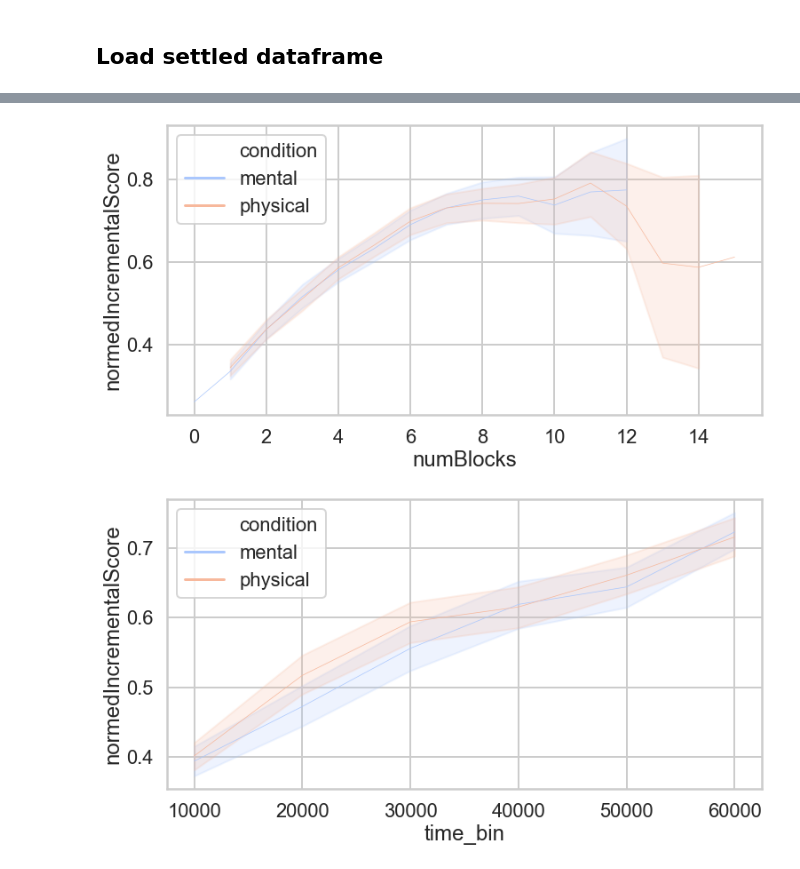
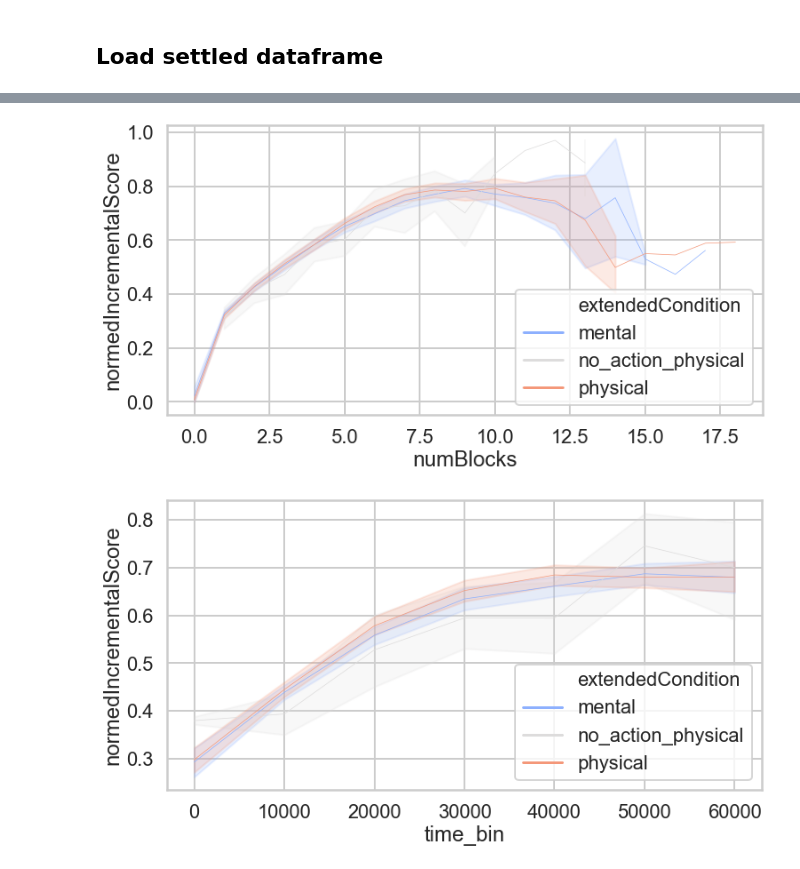
Before and after one commit to cogtoolslab/block_construction, a Jupyter notebook: analysis/will/basic_analyses.ipynb, the cells around one changed output, grey strips where cells are left out. Saved outputs shown, nothing was run; the diff lists cells and outputs as text; code cells hidden in the pictures.

```diff
--- a/analysis/will/basic_analyses.ipynb
+++ b/analysis/will/basic_analyses.ipynb
@@ -181,2 +220,8 @@ plt.tight_layout()
 # %% [markdown]
 ## Load settled dataframe
+# %%
+## load in dataframe
+iterationName = 'pilot4'
+
+data_path = os.path.join(csv_dir,'block_silhouette_settled_{}.csv'.format(iterationName))
+dfs = pd.read_csv(data_path)
@@ -183 +230,13 @@ plt.tight_layout()
+# %%
+low_scores = df[(df.trialNum == 15) & (df.score == 0)]['gameID']
+dfs = dfs[~dfs.gameID.isin(low_scores)]
+# %%
+# Add a condition for physical with 0 actions
+dfs['extendedCondition'] = dfs['condition']
+
+trialInfo = df[['gameID','trialNum','numBlocksExplore']]
+
+dfs = dfs.merge(trialInfo, on=['gameID', 'trialNum'], how='left')
+# %%
+dfs.loc[(df.condition == 'physical') & (dfs.numBlocksExplore == 0),'extendedCondition'] = 'no_action_physical'
 # %%
@@ -218,31 +271,31 @@ ax = sns.lineplot(x="timePlaced",
 # %%
 # 'Scores over time across participant and structure, by condition'
 
 fig = plt.figure(figsize=(12,6))
 sns.set_context('poster')
 sns.set_style('whitegrid', {'legend.frameon':False})
 ax = sns.lineplot(x="numBlocks",
                   y="normedIncrementalScore",
-                  hue='condition',
+                  hue='extendedCondition',
                   estimator= np.mean,
                   palette='coolwarm',
                   lw=0.7,
-                  data=dfs[dfs.phase == 'build'])
+                  data=dfs[dfs.phase == 'build']) #and numblocks=0
 # %% [output]
-[figure, old version]
+[figure, new version]
 # %%
 fig = plt.figure(figsize=(12,6))
 sns.set_context('poster')
 sns.set_style('whitegrid', {'legend.frameon':False})
 ax = sns.lineplot(x="time_bin",
                   y="normedIncrementalScore",
-                  hue='condition',
+                  hue='extendedCondition',
                   estimator= np.mean,
                   palette='coolwarm',
                   lw=0.7,
                   data=dfs[dfs.phase == 'build'])
 # %% [output]
-[figure, old version]
+[figure, new version]
 # %%
 # 'Mean scores for each structure over time (binned), by condition and phase'
 
```
Also changed, not shown: parts of 26 cells of this notebook, 2 other files.
